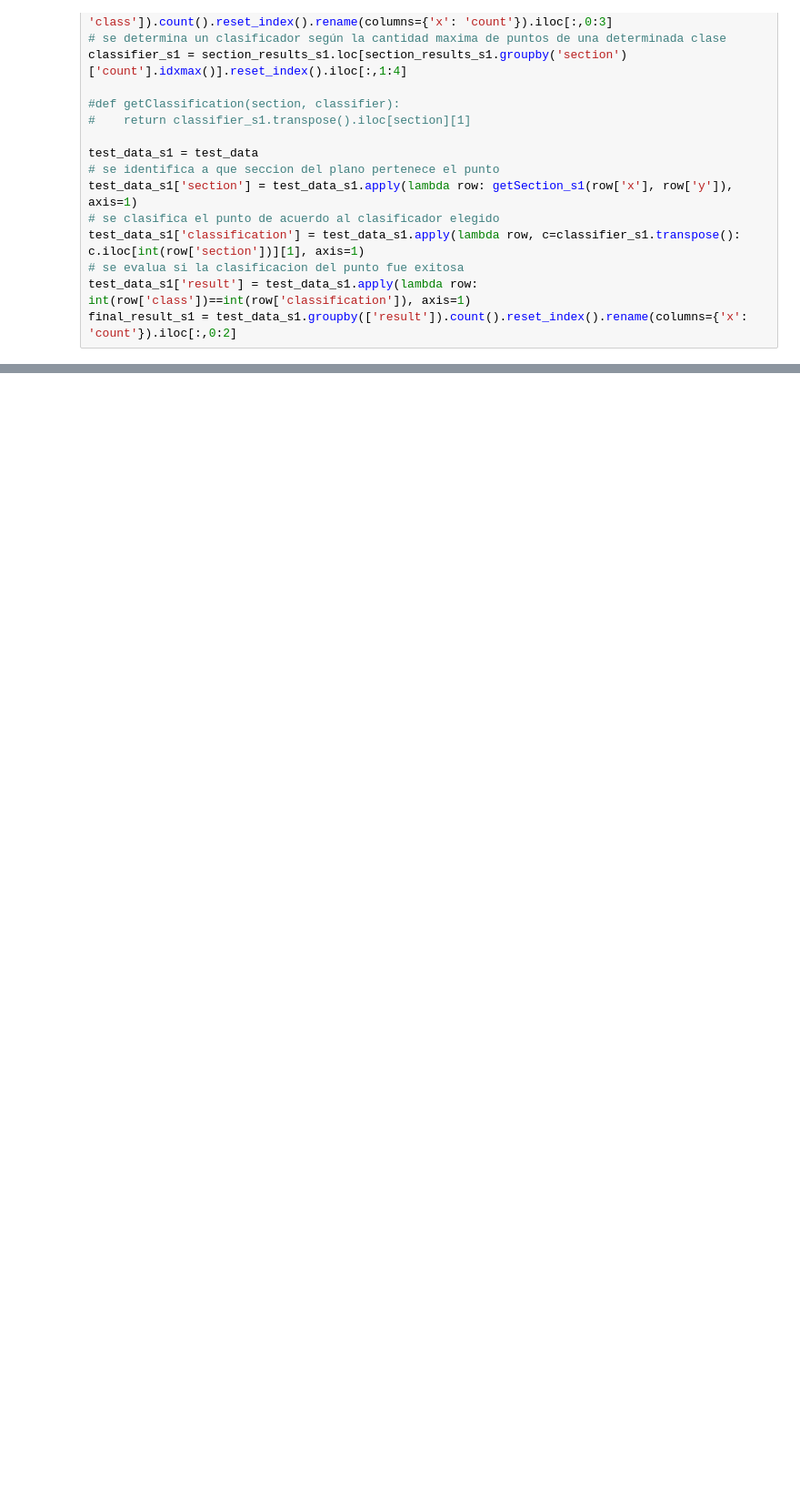
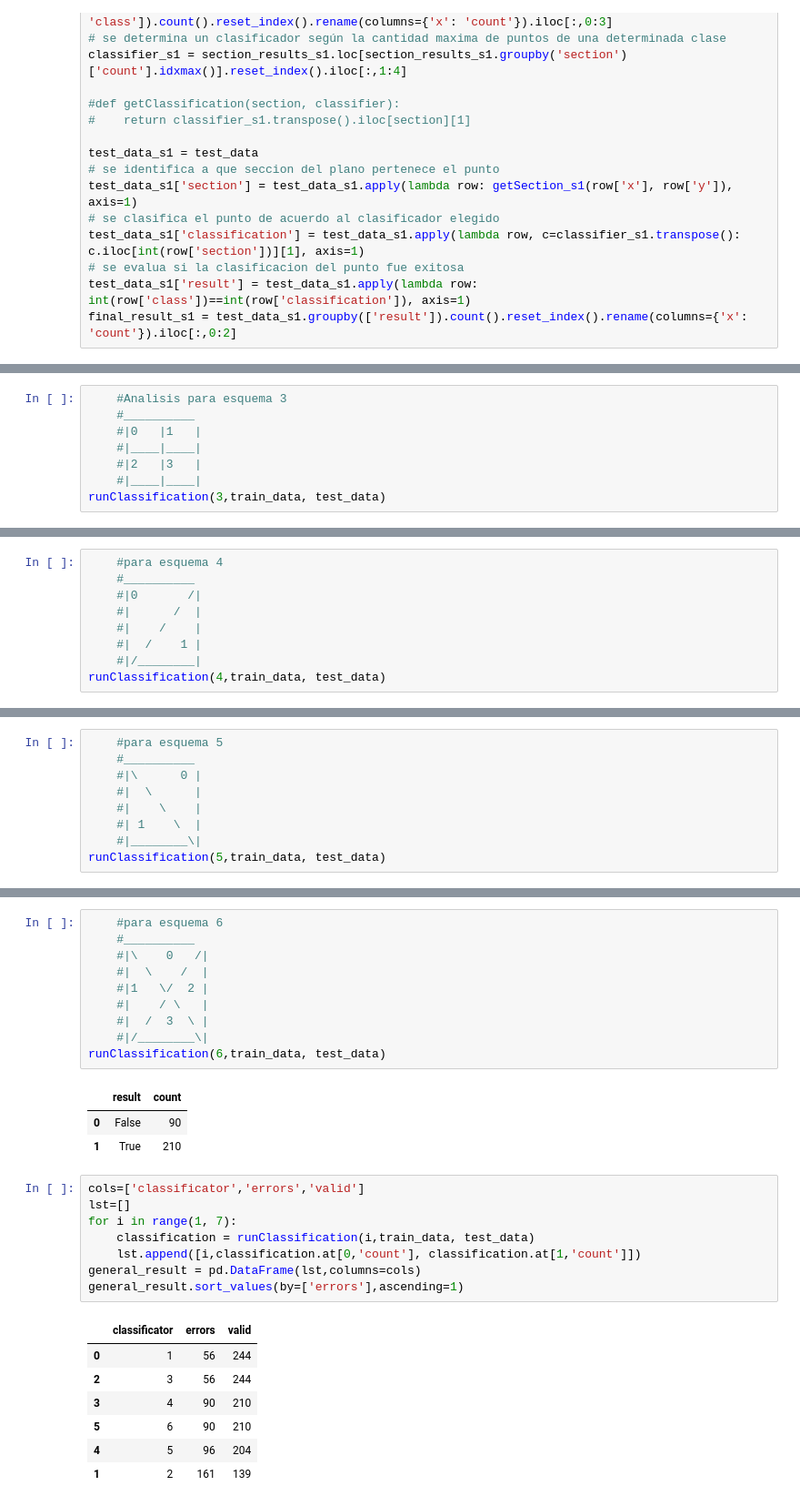
Before and after one commit to guidoAlbarello/aprendizajeEstadistico, a Jupyter notebook: ComparacionClasificadores.ipynb, the cells around one changed output, grey strips where cells are left out. Shown at 91% size. Drawn from its saved outputs; the diff is of its cells as text; blank space fills up the shorter version.

Commit message:
se analiza el clasificador para los 6 casos pedidos

```diff
--- a/ComparacionClasificadores.ipynb
+++ b/ComparacionClasificadores.ipynb
@@ -141,0 +272,8 @@ plt.show()
+# %%
+    #Analisis para esquema 3
+    #__________
+    #|0   |1   |
+    #|____|____|
+    #|2   |3   |
+    #|____|____|
+runClassification(3,train_data, test_data)
@@ -141,0 +284,9 @@ plt.show()
+# %%
+    #para esquema 4
+    #__________
+    #|0       /|
+    #|      /  |
+    #|    /    |
+    #|  /    1 |
+    #|/________|
+runClassification(4,train_data, test_data)
@@ -141,0 +297,9 @@ plt.show()
+# %%
+    #para esquema 5
+    #__________
+    #|\      0 |
+    #|  \      |
+    #|    \    |
+    #| 1    \  |
+    #|________\|
+runClassification(5,train_data, test_data)
@@ -141,0 +310,30 @@ plt.show()
+# %%
+    #para esquema 6
+    #__________
+    #|\    0   /|
+    #|  \    /  |
+    #|1   \/  2 |
+    #|    / \   |
+    #|  /  3  \ |
+    #|/________\|
+runClassification(6,train_data, test_data)
+# %% [output]
+|  | result | count |
+| 0 | False | 90 |
+| 1 | True | 210 |
+# %%
+cols=['classificator','errors','valid']
+lst=[]
+for i in range(1, 7):
+    classification = runClassification(i,train_data, test_data)
+    lst.append([i,classification.at[0,'count'], classification.at[1,'count']])
+general_result = pd.DataFrame(lst,columns=cols)
+general_result.sort_values(by=['errors'],ascending=1)
+# %% [output]
+|  | classificator | errors | valid |
+| 0 | 1 | 56 | 244 |
+| 2 | 3 | 56 | 244 |
+| 3 | 4 | 90 | 210 |
+| 5 | 6 | 90 | 210 |
+| 4 | 5 | 96 | 204 |
+| 1 | 2 | 161 | 139 |
```
Also changed, not shown: parts of 13 cells of this notebook, 2 other files.
